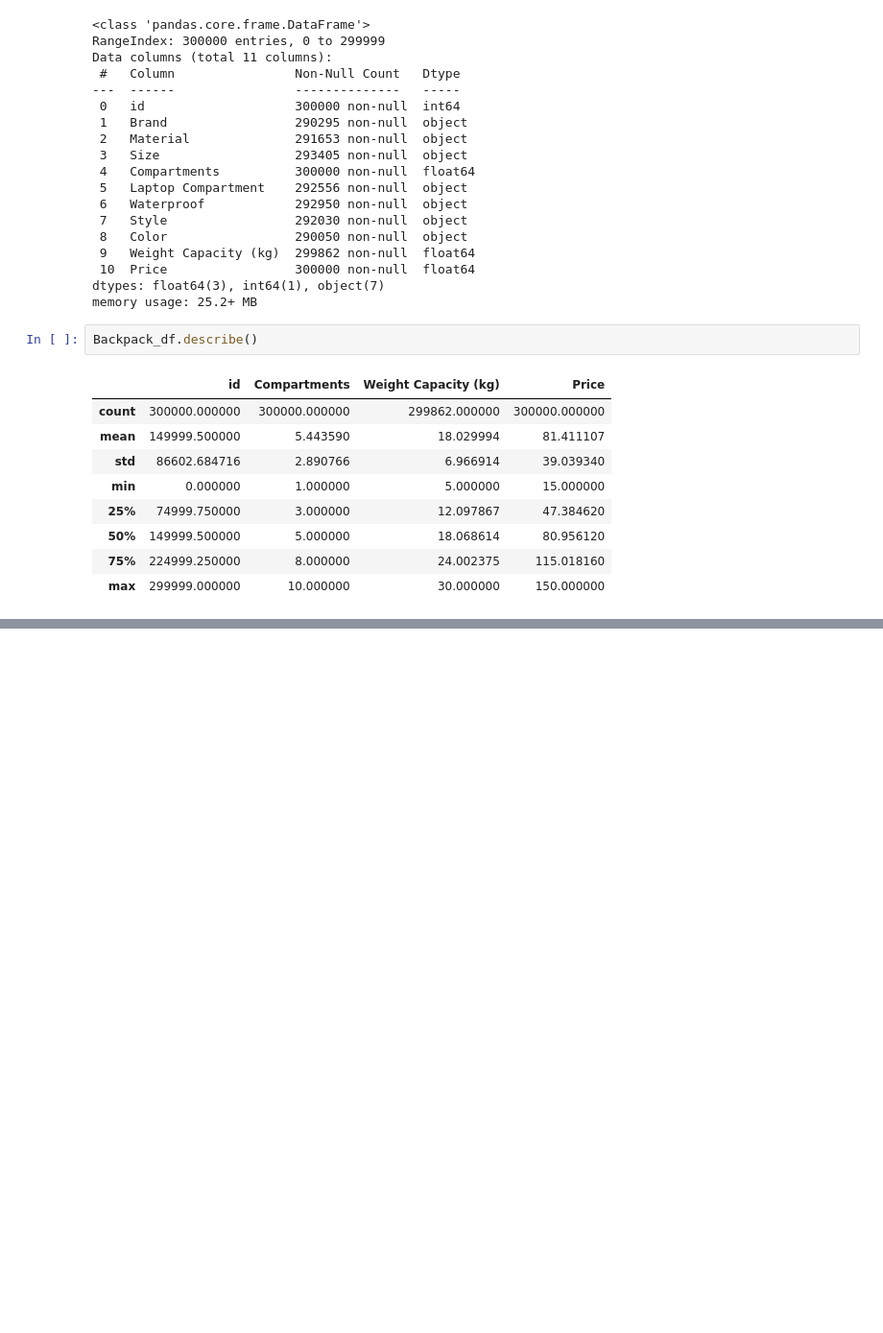
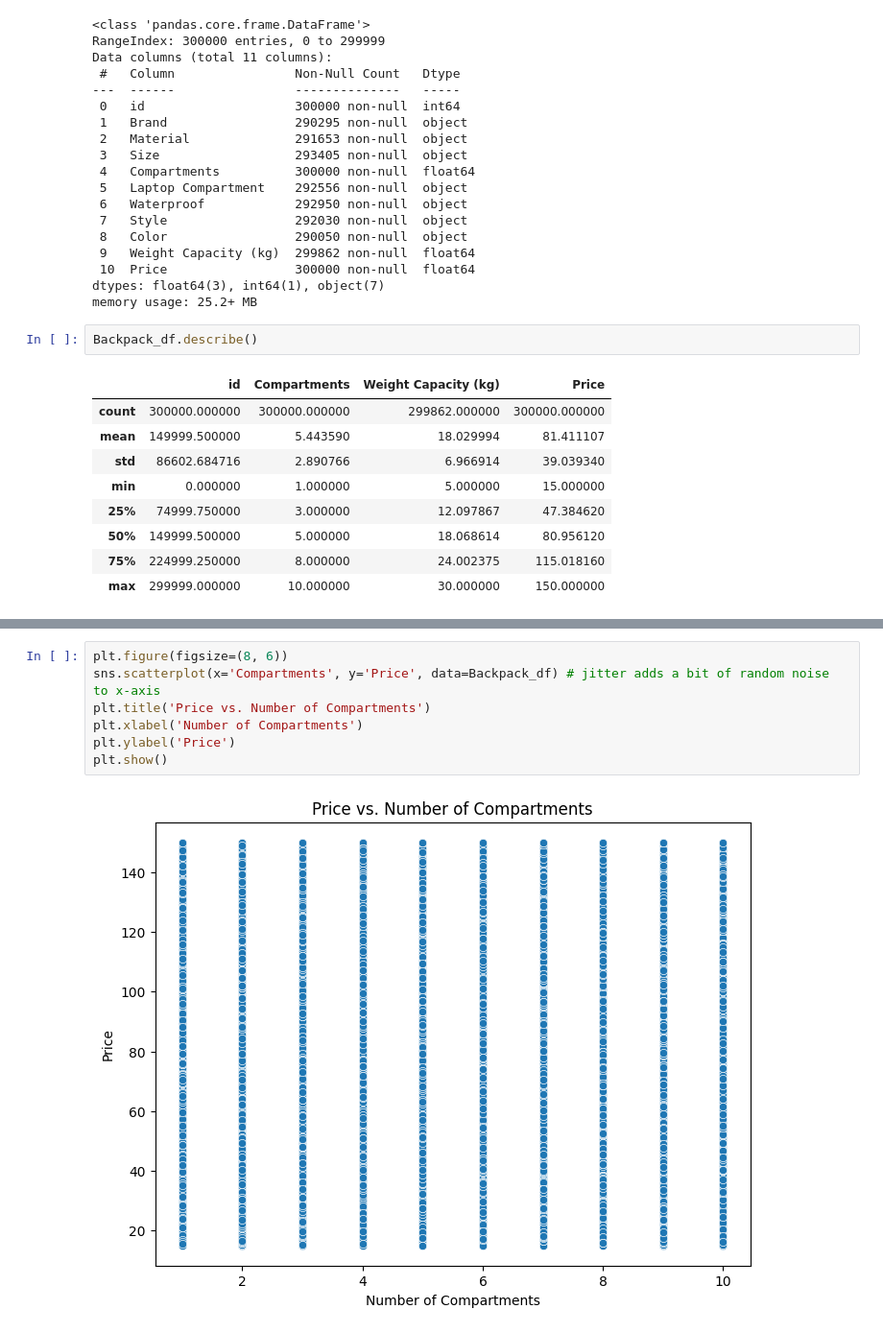
Before and after one commit to Juan-LobosMartin/Backpack_Prediction, a Jupyter notebook: Prevision_1.ipynb, the cells around one changed output, grey strips where cells are left out. Shown: that part at 96% size. Cells and saved outputs as stored; diff of their text form; blank space fills up the shorter version.

```diff
--- a/Prevision_1.ipynb
+++ b/Prevision_1.ipynb
@@ -86,0 +108,9 @@ array(['Leather', 'Canvas', 'Nylon', nan, 'Polyester'], dtype=object)
+# %%
+plt.figure(figsize=(8, 6))
+sns.scatterplot(x='Compartments', y='Price', data=Backpack_df) # jitter adds a bit of random noise to x-axis
+plt.title('Price vs. Number of Compartments')
+plt.xlabel('Number of Compartments')
+plt.ylabel('Price')
+plt.show()
+# %% [output]
+[figure, added]
```
Also changed, not shown: parts of 11 cells of this notebook, 7 other files.
